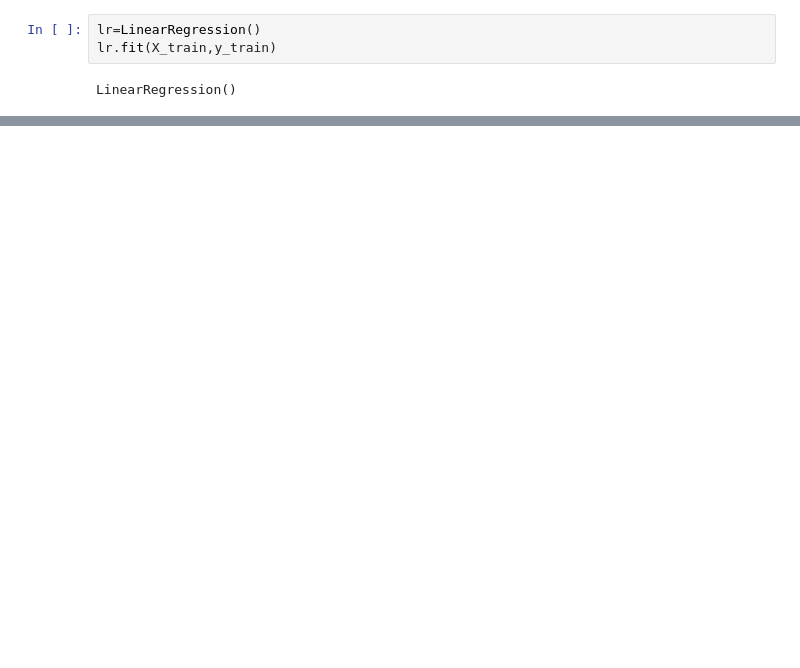
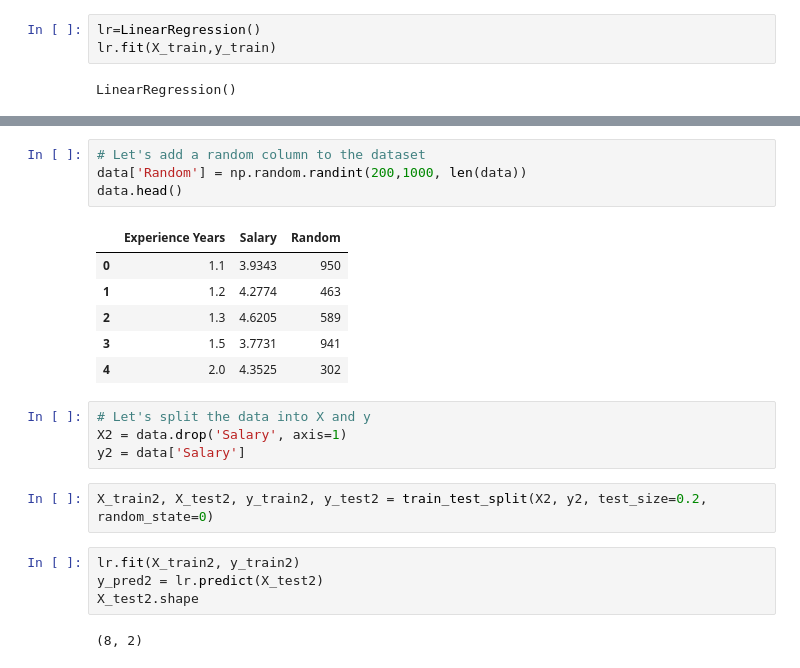
Before and after one commit to 04bhavyaa/machine-learning-from-scratch, a Jupyter notebook: linear-regression/using-scikitlearn.ipynb, the cells around one changed output, grey strips where cells are left out. Saved outputs shown, nothing was run; the diff lists cells and outputs as text; blank space fills up the shorter version.

```diff
--- a/linear-regression/using-scikitlearn.ipynb
+++ b/linear-regression/using-scikitlearn.ipynb
@@ -124,0 +119,23 @@ plt.show()
+# %%
+# Let's add a random column to the dataset
+data['Random'] = np.random.randint(200,1000, len(data))
+data.head()
+# %% [output]
+|  | Experience Years | Salary | Random |
+| 0 | 1.1 | 3.9343 | 950 |
+| 1 | 1.2 | 4.2774 | 463 |
+| 2 | 1.3 | 4.6205 | 589 |
+| 3 | 1.5 | 3.7731 | 941 |
+| 4 | 2.0 | 4.3525 | 302 |
+# %%
+# Let's split the data into X and y
+X2 = data.drop('Salary', axis=1)
+y2 = data['Salary']
+# %%
+X_train2, X_test2, y_train2, y_test2 = train_test_split(X2, y2, test_size=0.2, random_state=0)
+# %%
+lr.fit(X_train2, y_train2)
+y_pred2 = lr.predict(X_test2)
+X_test2.shape
+# %% [output]
+(8, 2)
```
Also changed, not shown: parts of 23 cells of this notebook, 1 other file.
